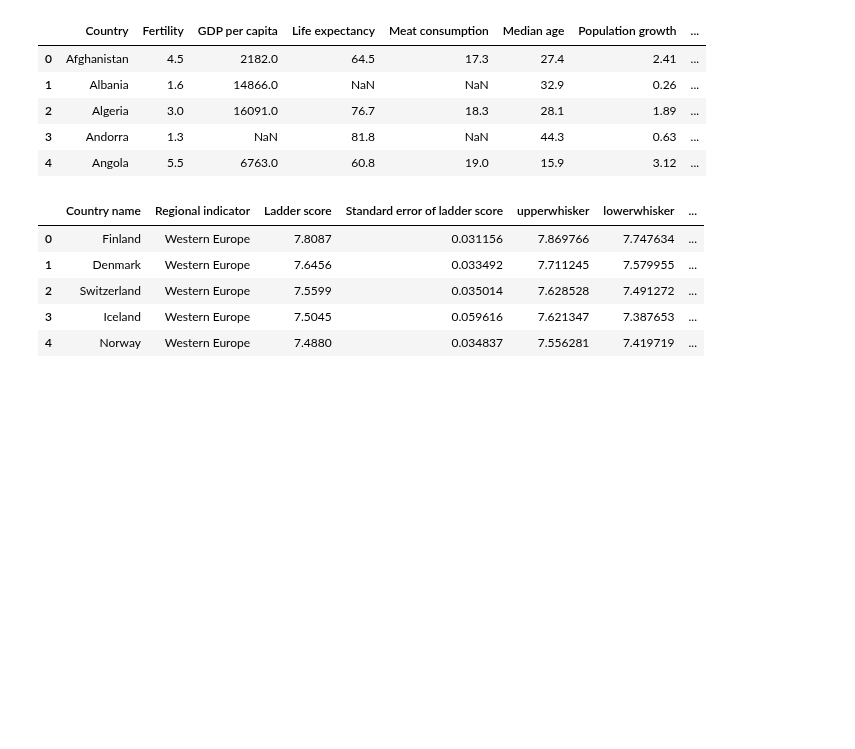
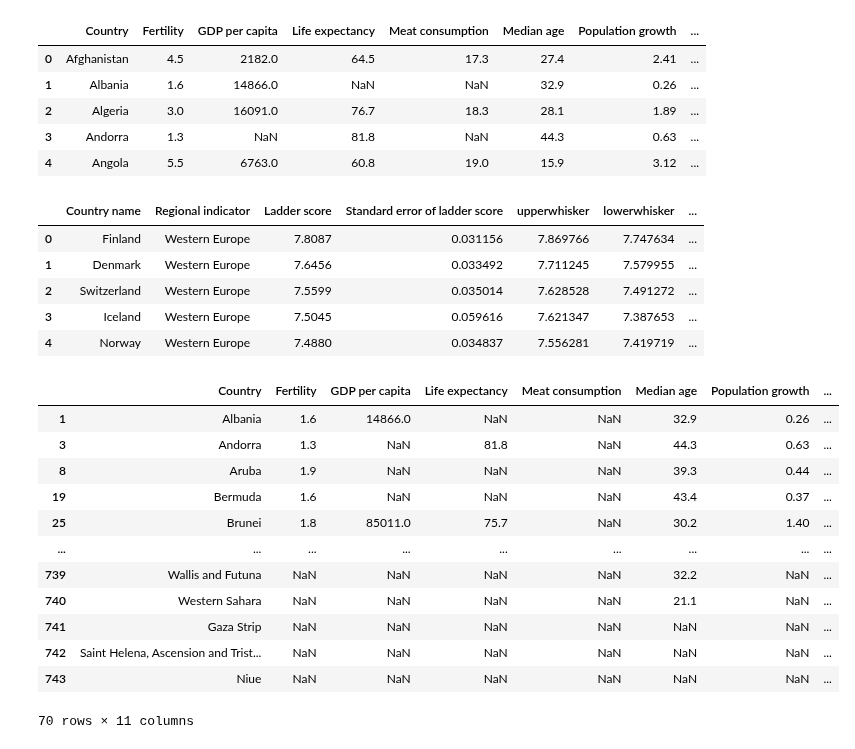
Before and after one commit to ermcgrew/bootcamp_project_one, a Jupyter notebook: data_analysis.ipynb, the cells around one changed output. Saved outputs shown, nothing was run; the diff lists cells and outputs as text; code cells hidden in the pictures; blank space fills up the shorter version.

```diff
--- a/data_analysis.ipynb
+++ b/data_analysis.ipynb
@@ -55,3 +48,20 @@ happiness_df.head()
 | 2 | Switzerland | Western Europe | 7.5599 | 0.035014 | 7.628528 | 7.491272 | ... |
 | 3 | Iceland | Western Europe | 7.5045 | 0.059616 | 7.621347 | 7.387653 | ... |
 | 4 | Norway | Western Europe | 7.4880 | 0.034837 | 7.556281 | 7.419719 | ... |
+# %%
+#Using isnull() to select all rows with NaN under an entire DataFrame:
+world_data[world_data.isnull().any(axis=1)]
+# %% [output]
+|  | Country | Fertility | GDP per capita | Life expectancy | Meat consumption | Median age | Population growth | ... |
+| 1 | Albania | 1.6 | 14866.0 | NaN | NaN | 32.9 | 0.26 | ... |
+| 3 | Andorra | 1.3 | NaN | 81.8 | NaN | 44.3 | 0.63 | ... |
+| 8 | Aruba | 1.9 | NaN | NaN | NaN | 39.3 | 0.44 | ... |
+| 19 | Bermuda | 1.6 | NaN | NaN | NaN | 43.4 | 0.37 | ... |
+| 25 | Brunei | 1.8 | 85011.0 | 75.7 | NaN | 30.2 | 1.40 | ... |
+| ... | ... | ... | ... | ... | ... | ... | ... | ... |
+| 739 | Wallis and Futuna | NaN | NaN | NaN | NaN | 32.2 | NaN | ... |
+| 740 | Western Sahara | NaN | NaN | NaN | NaN | 21.1 | NaN | ... |
+| 741 | Gaza Strip | NaN | NaN | NaN | NaN | NaN | NaN | ... |
+| 742 | Saint Helena, Ascension and Trist... | NaN | NaN | NaN | NaN | NaN | NaN | ... |
+| 743 | Niue | NaN | NaN | NaN | NaN | NaN | NaN | ... |
+70 rows × 11 columns
```
Also changed, not shown: parts of 10 cells of this notebook.
